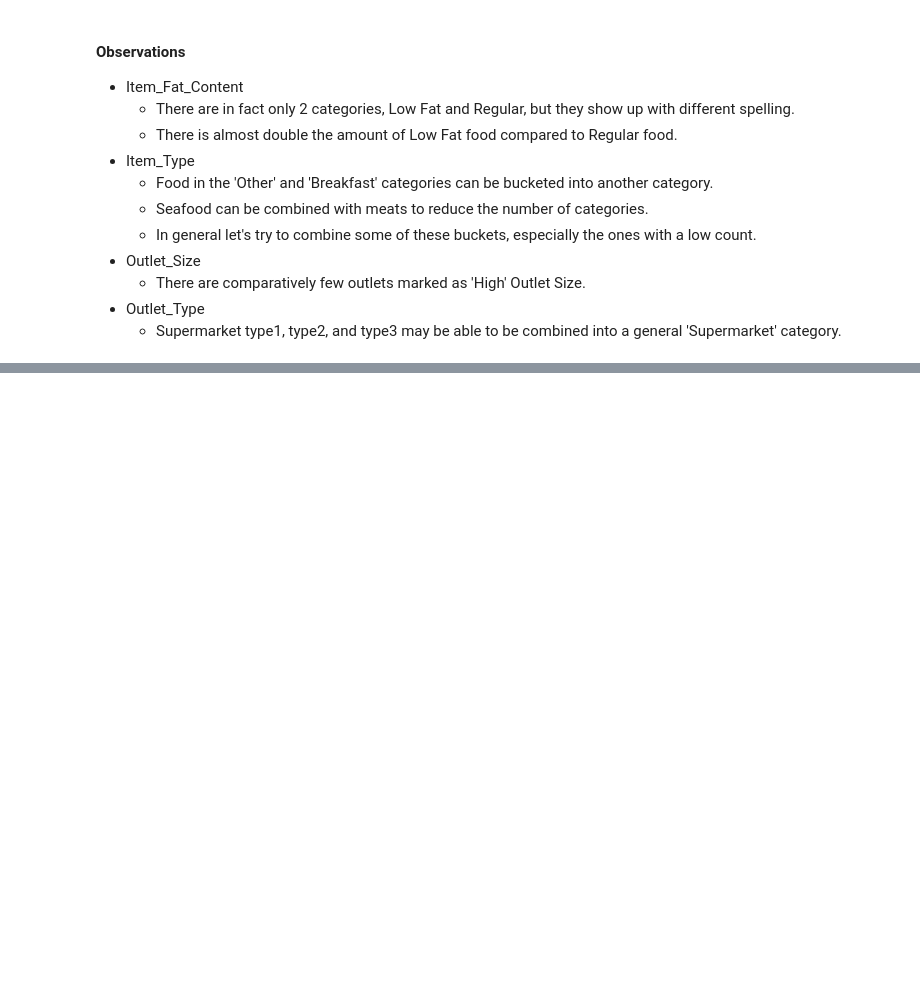
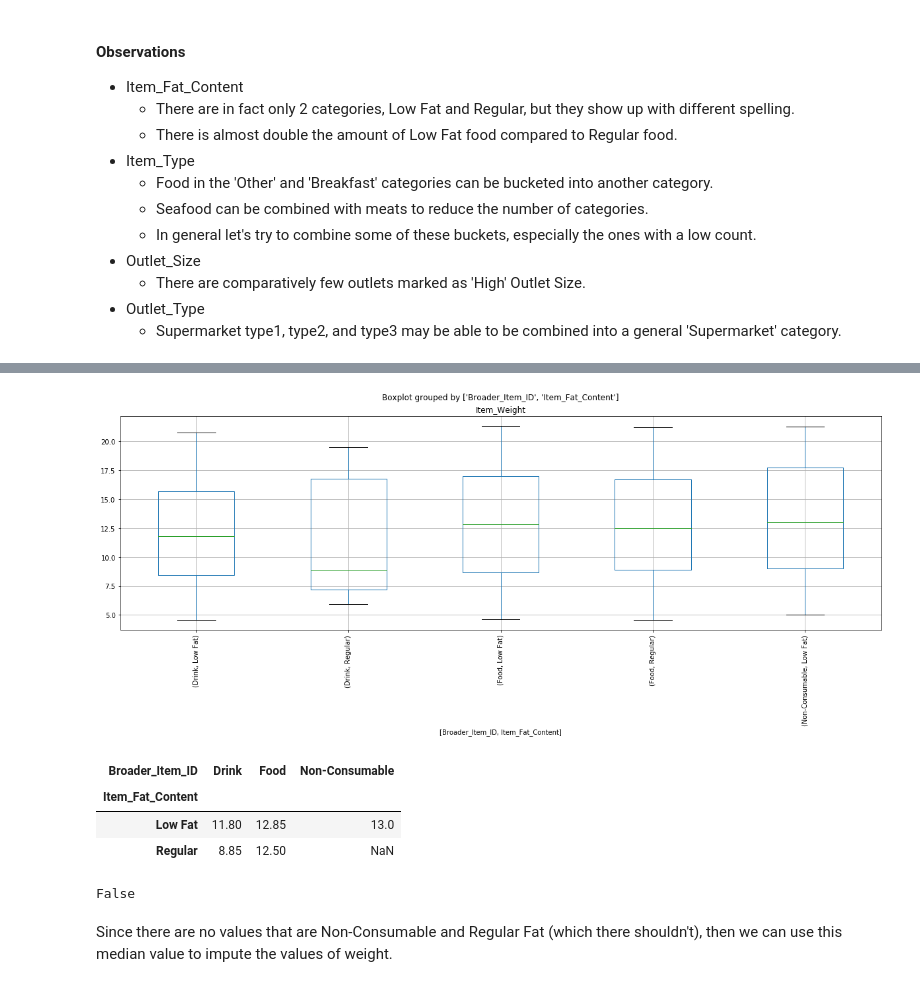
Before and after one commit to csaravia97/Big-Mart-Sales, a Jupyter notebook: BigMart Sales Prediction.ipynb, the cells around one changed output, grey strips where cells are left out. Saved outputs shown, nothing was run; the diff lists cells and outputs as text; code cells hidden in the pictures; blank space fills up the shorter version.

```diff
--- a/BigMart Sales Prediction.ipynb
+++ b/BigMart Sales Prediction.ipynb
@@ -215,0 +257,10 @@ Name: Outlet_Type, dtype: int64
+# %%
+# Get the first 2 characters for every id and make it a new col
+df['Broader_Item_ID'] = df['Item_Identifier'].apply(lambda x: x[:2])
+
+# Rename the values for readability
+df['Broader_Item_ID'] = df['Broader_Item_ID'].replace({'FD':'Food',
+                                                       'NC':'Non-Consumable',
+                                                       'DR':'Drink'
+                                                     })
+df.head()
@@ -215,0 +274,19 @@ Name: Outlet_Type, dtype: int64
+# %%
+df.boxplot(column='Item_Weight', by=['Broader_Item_ID', 'Item_Fat_Content'], figsize=(20,6),rot=90)
+plt.show()
+# %% [output]
+[figure, added]
+# %%
+median_vals = df.pivot_table(values='Item_Weight', index='Item_Fat_Content', columns = 'Broader_Item_ID', aggfunc = np.median)
+median_vals
+# %% [output]
+| Broader_Item_ID | Drink | Food | Non-Consumable |
+| Item_Fat_Content |  |  |  |
+| Low Fat | 11.80 | 12.85 | 13.0 |
+| Regular | 8.85 | 12.50 | NaN |
+# %%
+((df['Broader_Item_ID'] == 'Non-Consumable') & (df['Item_Fat_Content'] == 'Regular')).any()
+# %% [output]
+False
+# %% [markdown]
+Since there are no values that are Non-Consumable and Regular Fat (which there shouldn't), then we can use this median value to impute the values of weight.
```
Also changed, not shown: parts of 41 cells of this notebook.
